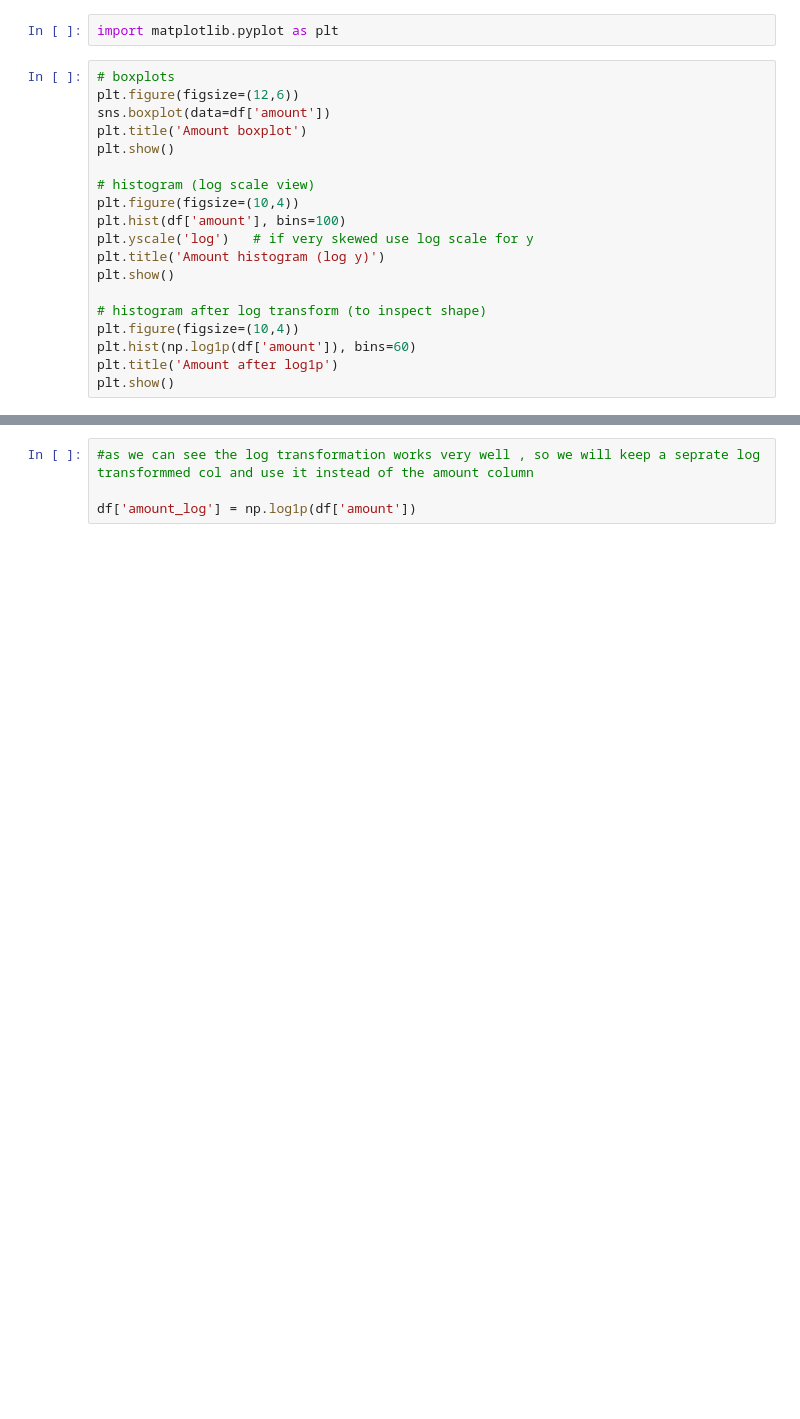
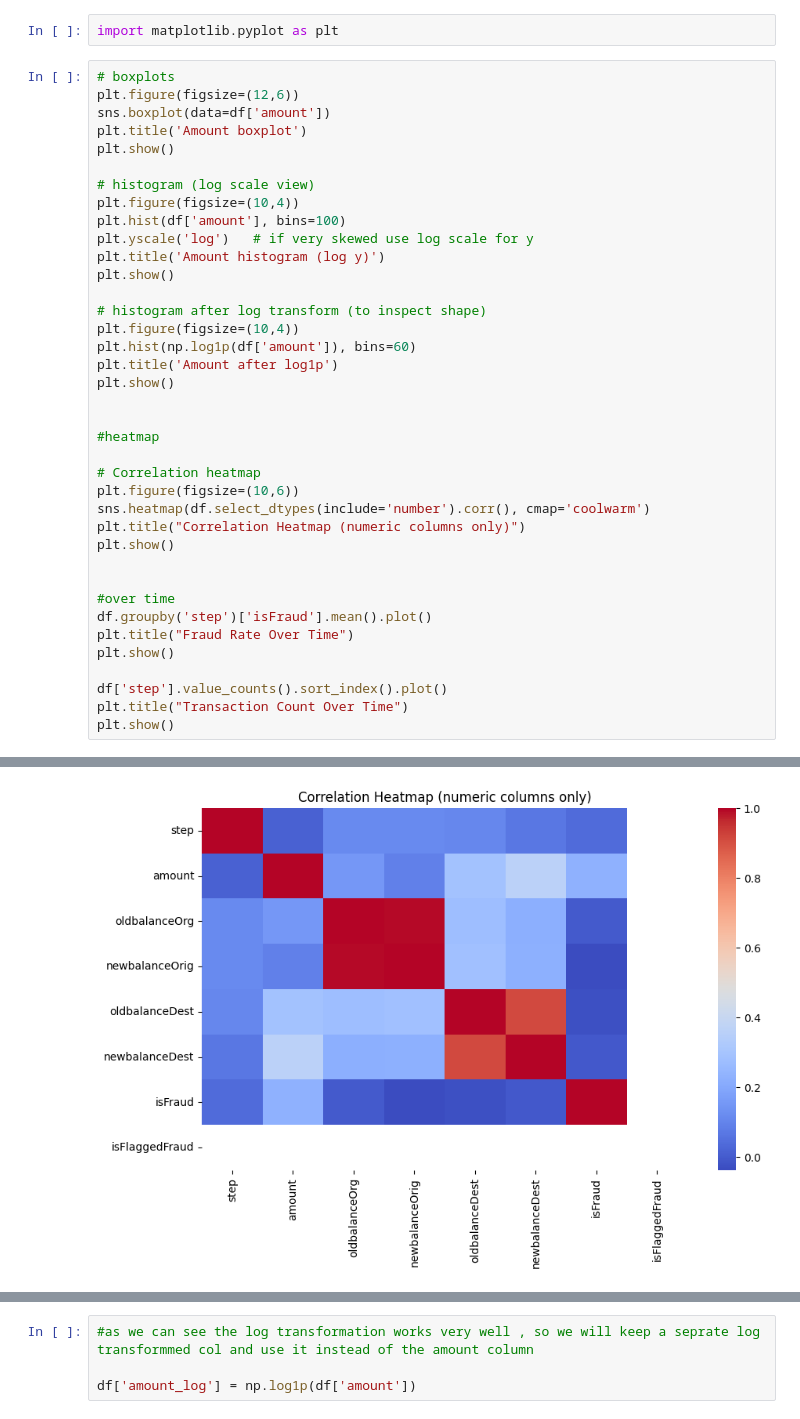
Before and after one commit to aghavvaishnavi/FinGuardAITask1_vaishnavi_241ds004, a Jupyter notebook: fin_ass1.ipynb, the cells around one changed output, grey strips where cells are left out. Drawn from its saved outputs; the diff is of its cells as text; blank space fills up the shorter version.

```diff
--- a/fin_ass1.ipynb
+++ b/fin_ass1.ipynb
@@ -173,23 +173,43 @@ import matplotlib.pyplot as plt
 # %%
 # boxplots
 plt.figure(figsize=(12,6))
 sns.boxplot(data=df['amount'])
 plt.title('Amount boxplot')
 plt.show()
 
 # histogram (log scale view)
 plt.figure(figsize=(10,4))
 plt.hist(df['amount'], bins=100)
 plt.yscale('log')   # if very skewed use log scale for y
 plt.title('Amount histogram (log y)')
 plt.show()
 
 # histogram after log transform (to inspect shape)
 plt.figure(figsize=(10,4))
 plt.hist(np.log1p(df['amount']), bins=60)
 plt.title('Amount after log1p')
 plt.show()
+
+
+#heatmap
+
+# Correlation heatmap
+plt.figure(figsize=(10,6))
+sns.heatmap(df.select_dtypes(include='number').corr(), cmap='coolwarm')
+plt.title("Correlation Heatmap (numeric columns only)")
+plt.show()
+
+
+#over time
+df.groupby('step')['isFraud'].mean().plot()
+plt.title("Fraud Rate Over Time")
+plt.show()
+
+df['step'].value_counts().sort_index().plot()
+plt.title("Transaction Count Over Time")
+plt.show()
 # %% [output]
 [figure]
 [figure]
 [figure]
+[figure, added]
```
Also changed, not shown: parts of 3 cells of this notebook.
